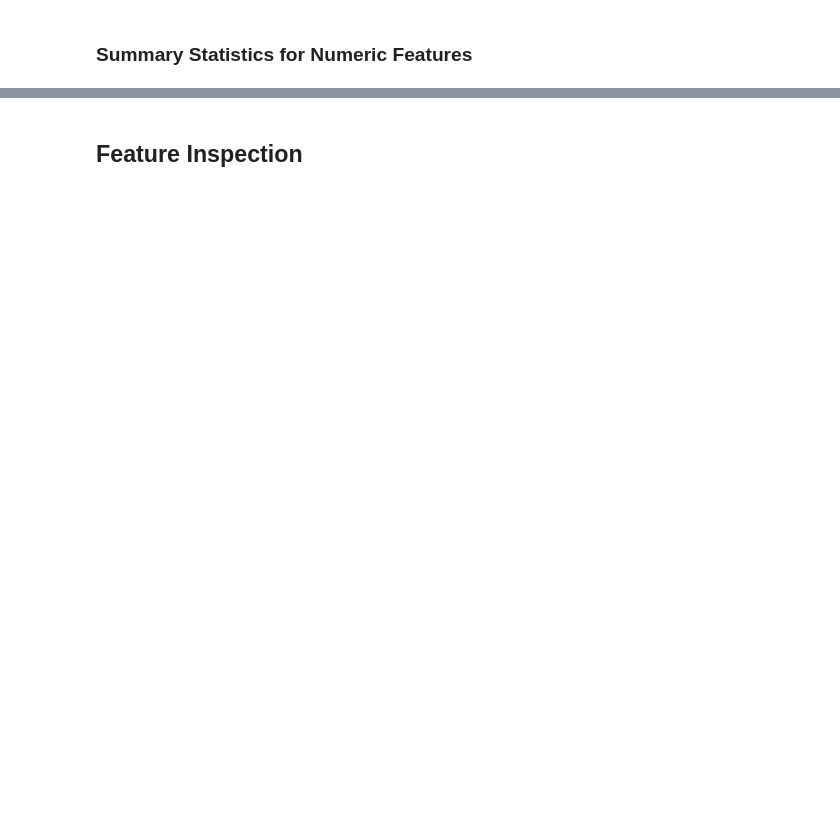
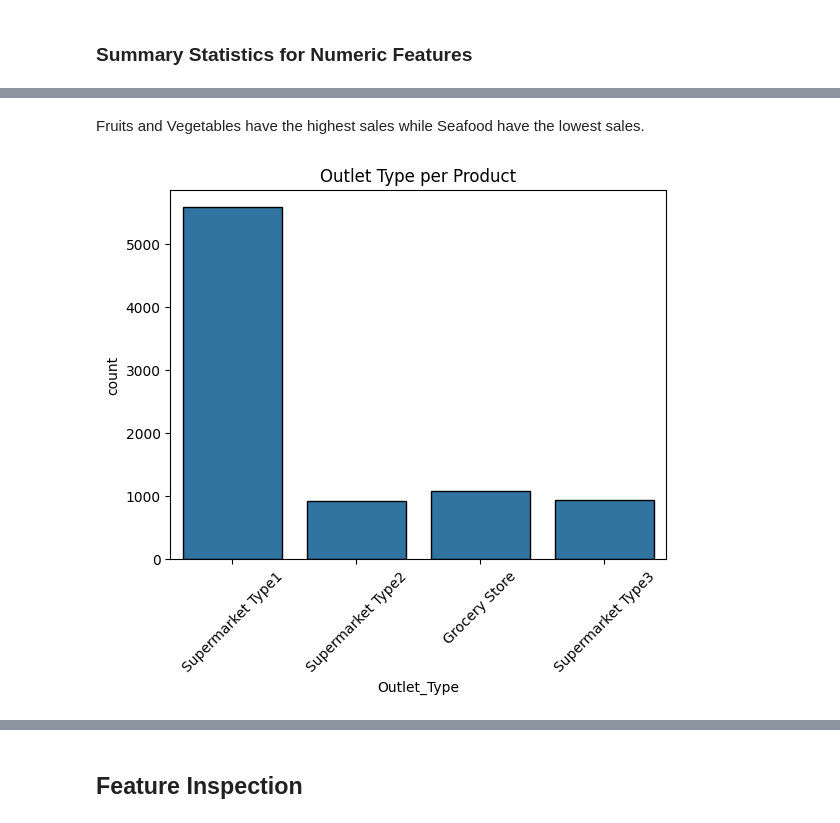
Before and after one commit to Aggie2024/Prediction-of-Product-Sales, a Jupyter notebook: Prediction_of_Product_Sales.ipynb, the cells around one changed output, grey strips where cells are left out. Saved outputs shown, nothing was run; the diff lists cells and outputs as text; code cells hidden in the pictures; blank space fills up the shorter version.

```diff
--- a/Prediction_of_Product_Sales.ipynb
+++ b/Prediction_of_Product_Sales.ipynb
@@ -391,0 +260,9 @@ df_sales.describe().round(2)
+# %% [markdown]
+Fruits and Vegetables have the highest sales while Seafood have the lowest sales.
+# %%
+# Make a countplot for region
+ax = sns.countplot(data=df, x='Outlet_Type', edgecolor='black')
+ax.tick_params(axis='x', rotation = 45)
+ax.set_title("Outlet Type per Product");
+# %% [output]
+[figure, added]
```
Also changed, not shown: parts of 77 cells of this notebook.
